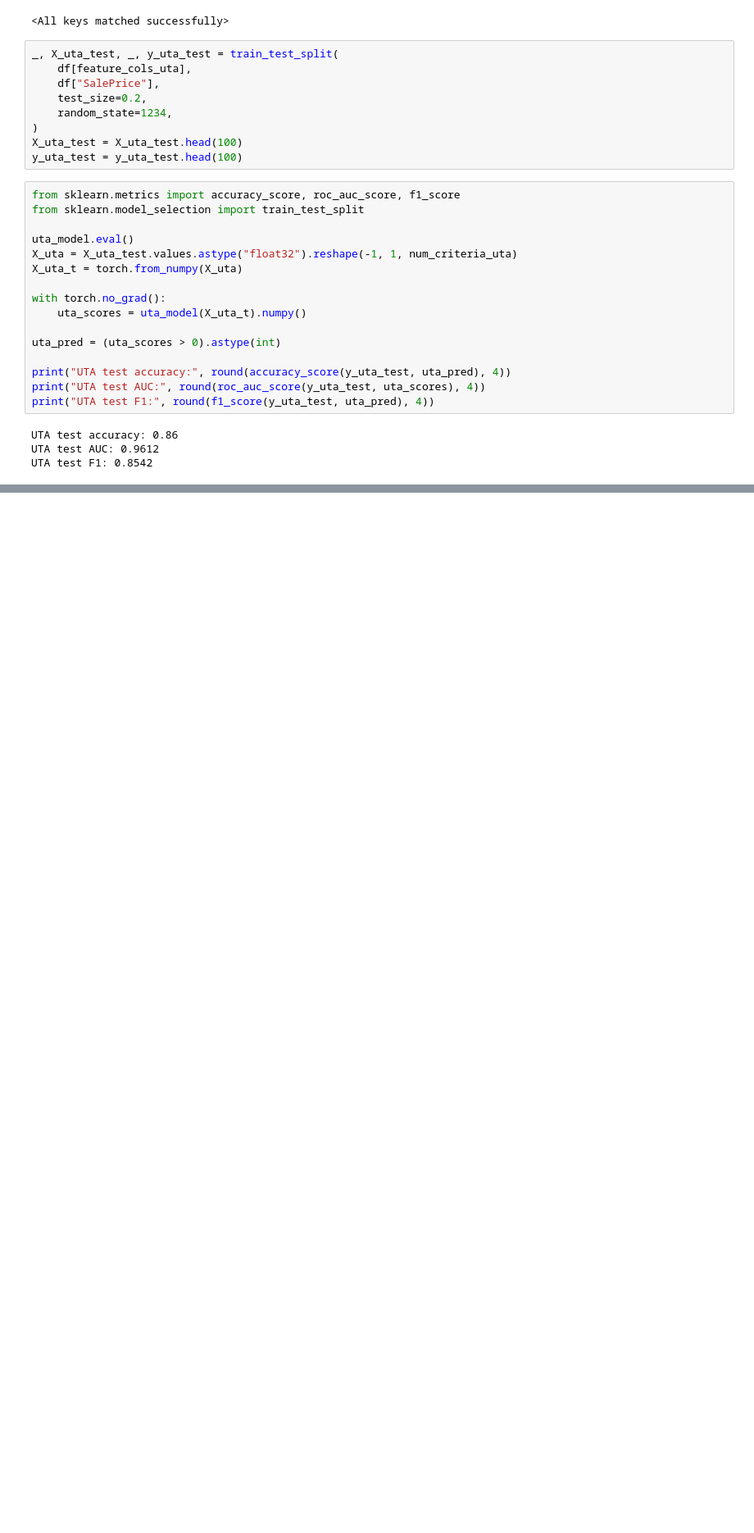
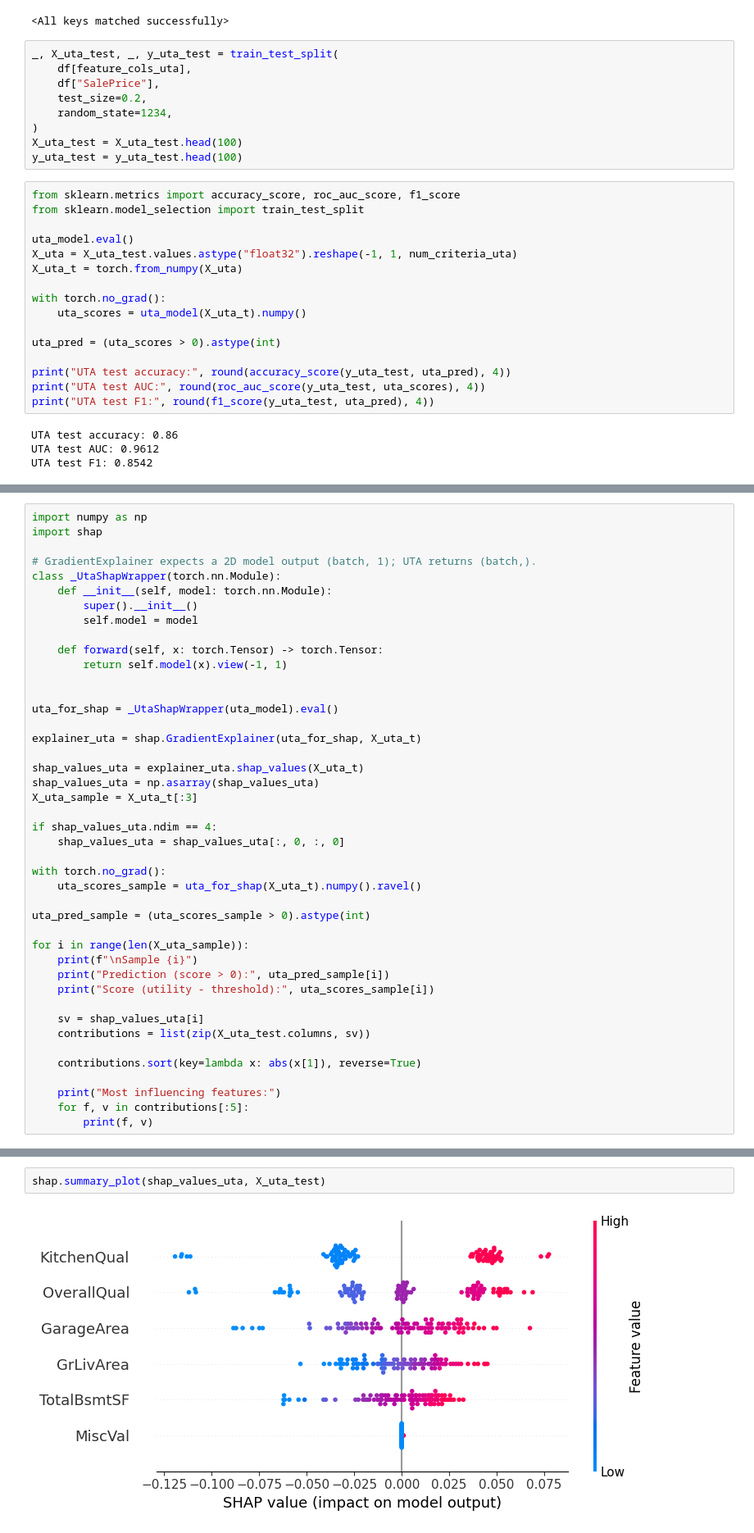
Before and after one commit to KacperKuznik/Decision-Analysis-Preference-Learning, a Jupyter notebook: project.ipynb, the cells around one changed output, grey strips where cells are left out. Shown at 82% size. Drawn from its saved outputs; the diff is of its cells as text; blank space fills up the shorter version.

```diff
--- a/project.ipynb
+++ b/project.ipynb
@@ -416,0 +421,43 @@ UTA test F1: 0.8542
+# %%
+import numpy as np
+import shap
+
+# GradientExplainer expects a 2D model output (batch, 1); UTA returns (batch,).
+class _UtaShapWrapper(torch.nn.Module):
+    def __init__(self, model: torch.nn.Module):
+        super().__init__()
+        self.model = model
+
+    def forward(self, x: torch.Tensor) -> torch.Tensor:
+        return self.model(x).view(-1, 1)
+
+
+uta_for_shap = _UtaShapWrapper(uta_model).eval()
+
+explainer_uta = shap.GradientExplainer(uta_for_shap, X_uta_t)
+
+shap_values_uta = explainer_uta.shap_values(X_uta_t)
+shap_values_uta = np.asarray(shap_values_uta)
+X_uta_sample = X_uta_t[:3]
+
+if shap_values_uta.ndim == 4:
+    shap_values_uta = shap_values_uta[:, 0, :, 0]
+
+with torch.no_grad():
+    uta_scores_sample = uta_for_shap(X_uta_t).numpy().ravel()
+
+uta_pred_sample = (uta_scores_sample > 0).astype(int)
+
+for i in range(len(X_uta_sample)):
+    print(f"\nSample {i}")
+    print("Prediction (score > 0):", uta_pred_sample[i])
+    print("Score (utility - threshold):", uta_scores_sample[i])
+
+    sv = shap_values_uta[i]
+    contributions = list(zip(X_uta_test.columns, sv))
+
+    contributions.sort(key=lambda x: abs(x[1]), reverse=True)
+
+    print("Most influencing features:")
+    for f, v in contributions[:5]:
+        print(f, v)
@@ -416,0 +482,4 @@ UTA test F1: 0.8542
+# %%
+shap.summary_plot(shap_values_uta, X_uta_test)
+# %% [output]
+[figure, added]
```
Also changed, not shown: parts of 3 cells of this notebook.
